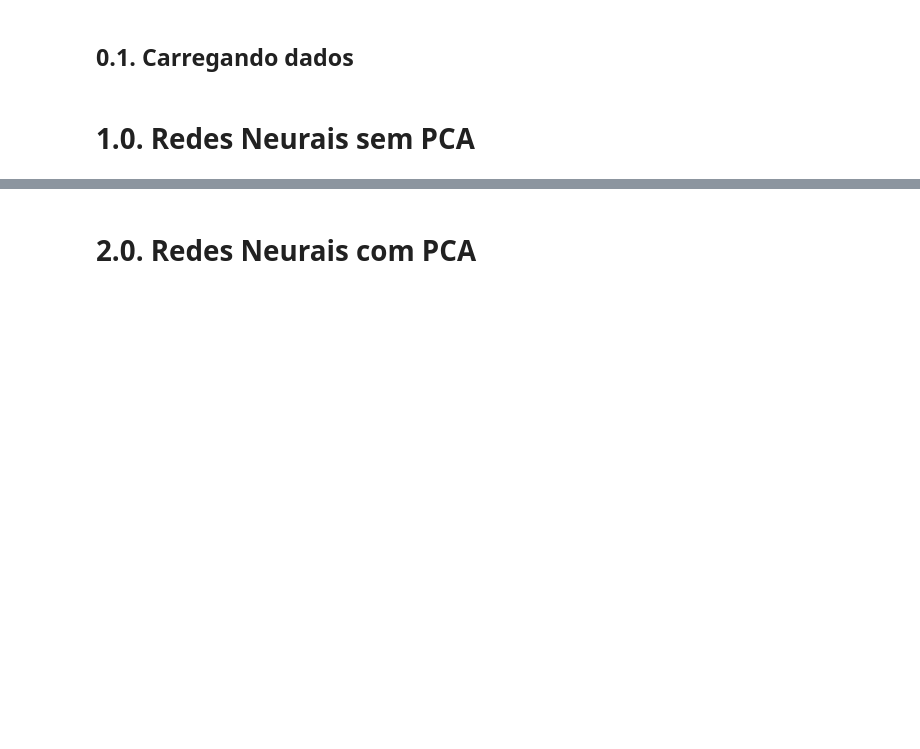
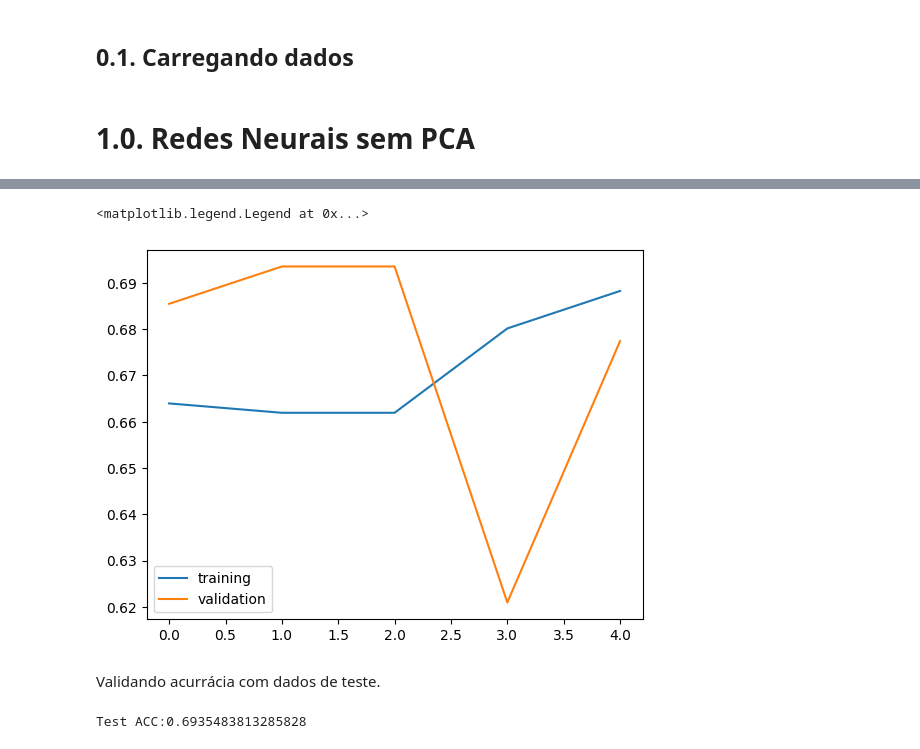
Before and after one commit to laurivansareta/previsao_agendamento_acomodacao, a Jupyter notebook: notebooks/estudo/principal_component_analysis_PCA.ipynb, the cells around one changed output, grey strips where cells are left out. Saved outputs shown, nothing was run; the diff lists cells and outputs as text; code cells hidden in the pictures; blank space fills up the shorter version.

Commit message:
- Adicionado comparação entre treino e validação para mais de uma execução. - Adicionado validação com dados de teste.

```diff
--- a/notebooks/estudo/principal_component_analysis_PCA.ipynb
+++ b/notebooks/estudo/principal_component_analysis_PCA.ipynb
@@ -78,2 +78,16 @@ Val ACC AVG: 0.7161290287971497 +/- 0.01867071468105847
-# %% [markdown]
-# 2.0. Redes Neurais com PCA
+# %%
+plt.plot(train_acc_list, label='training')
+plt.plot(val_acc_list, label='validation')
+plt.legend()
+# %% [output]
+<matplotlib.legend.Legend at 0x...>
+[figure, added]
+# %% [markdown]
+Validando acurrácia com dados de teste.
+# %%
+y_test_nn = ohe.transform(y_test.values.reshape(-1, 1) ).toarray()
+_, test_acc = model.evaluate(x_test, y_test_nn, verbose=0)
+
+print('Test ACC:{}'.format(test_acc))
+# %% [output]
+Test ACC:0.6935483813285828
```
Also changed, not shown: parts of 1 cell of this notebook.
